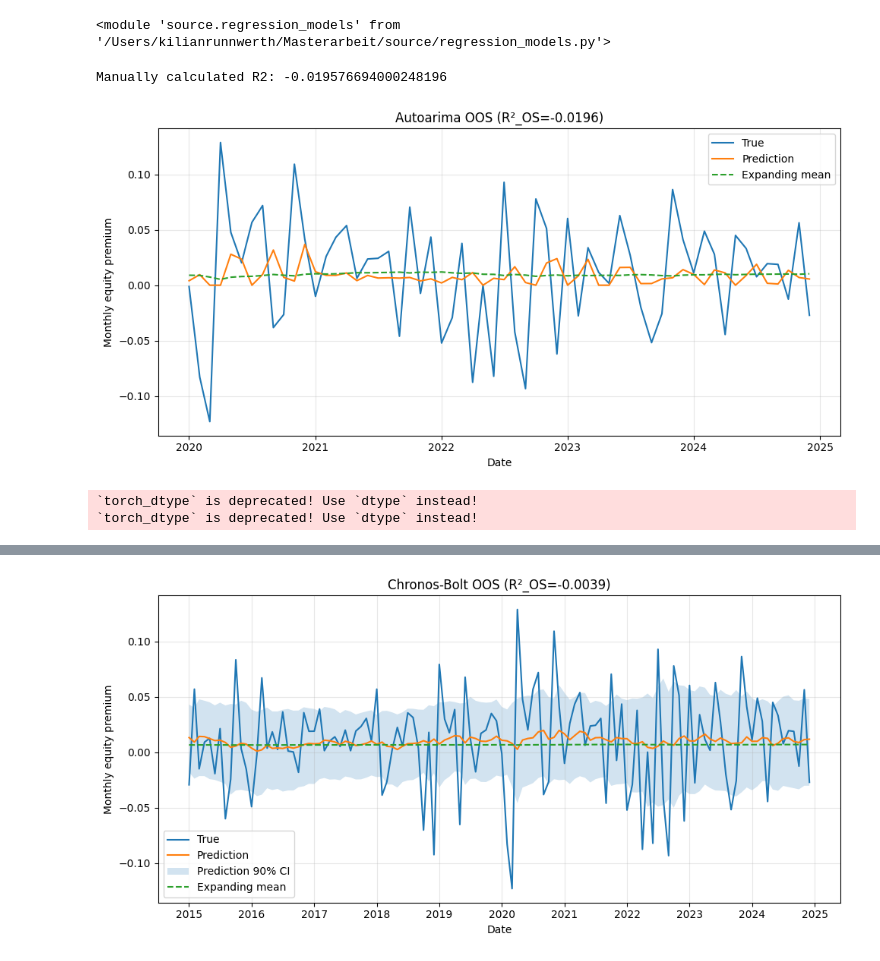
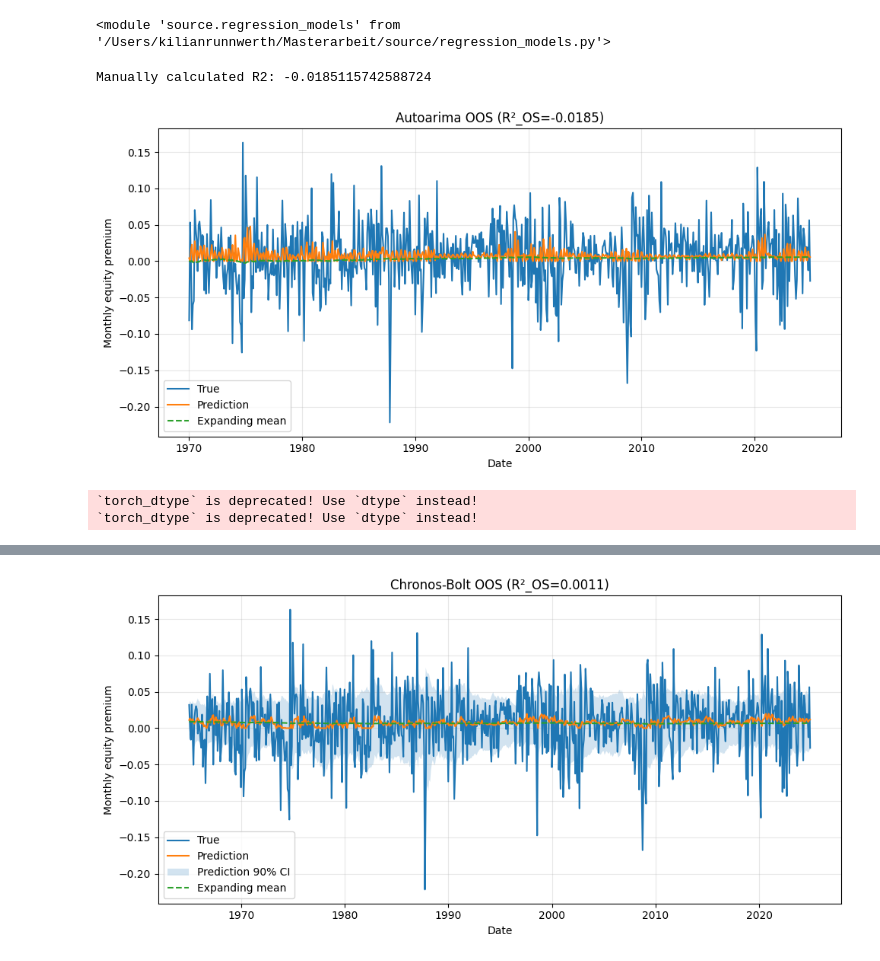
Before and after one commit to KiliTili/Masterarbeit, a Jupyter notebook: Notebooks/Benchmark/modelling_regression.ipynb, the cells around one changed output, grey strips where cells are left out. Cells and saved outputs as stored; diff of their text form; code cells hidden in the pictures.

```diff
--- a/Notebooks/Benchmark/modelling_regression.ipynb
+++ b/Notebooks/Benchmark/modelling_regression.ipynb
@@ -62,7 +112,7 @@ reload(modl)
 r2_arima, stats_arima, y_true_a, y_pred_a, dates_a, _,_,Ha_arima = modl.autoarima_oos(
     data,
     target_col="equity_premium",
-    start_oos="2015-01-01",
+    start_oos="1965-01-01",
     seasonal=False,
     m=1,
     auto_arima_kwargs={"d": 0, "stationary": True},
@@ -76,12 +126,12 @@ modl.plot_oos(
     ylabel="Monthly equity premium",
 )
 # %% [output]
-Manually calculated R2: -0.019576694000248196
+Manually calculated R2: -0.0185115742588724
-[figure, old version]
+[figure, new version]
 # %%
 
 r2_c, stats_c, y_true_c, y_pred_c, dates_c, y_lower, y_upper, HA_c = modl.chronos_oos(
-    data, start_oos="2015-01-01", quiet=False, ct_cutoff=True, freq='M', mode="mean", ci=0.8
+    data, start_oos="1965-01-01", quiet=False, ct_cutoff=True, freq='M', mode="mean", ci=0.8
 )
 print(r2_c, stats_c)
 modl.plot_oos(
@@ -112,3 +162,3 @@ Manually calculated R2: -0.0038960617259544694
-[figure, old version]
+[figure, new version]
 # %%
 r2_m, stats, y_true_m, y_pred_m, dates_m, y_lower,y_upper,HA_m = modl.chronos2_oos(
```
Also changed, not shown: parts of 13 cells of this notebook.
